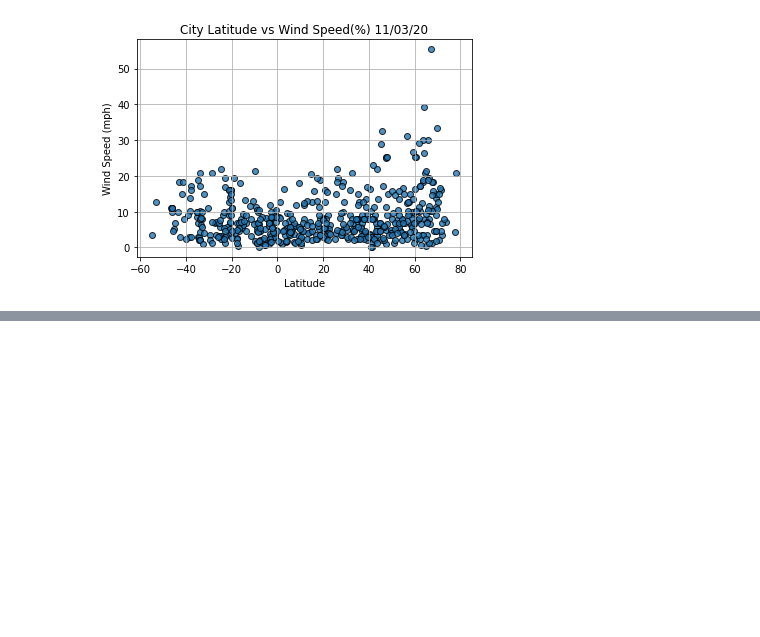
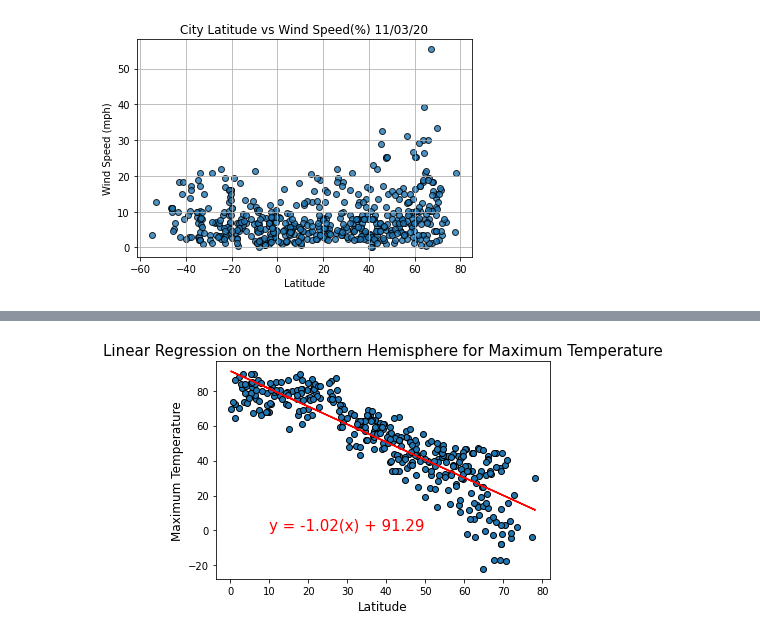
Before and after one commit to mannyinwang/World_Weather-Analysis, a Jupyter notebook: WeatherPy.ipynb, the cells around one changed output, grey strips where cells are left out. Saved outputs shown, nothing was run; the diff lists cells and outputs as text; code cells hidden in the pictures; blank space fills up the shorter version.

Commit message:
Created the linear regression plot

```diff
--- a/WeatherPy.ipynb
+++ b/WeatherPy.ipynb
@@ -163,7 +163,7 @@ for i, city in enumerate(cities):
             'Longitude': city_lng,
             'Humidity': city_humidity,
             'Cloudiness': city_clouds,
-            'Max Temperature': city_max_temp,
+            'Humidity': city_max_temp,
             'Winds': city_wind,
             'Country': city_country,
             'Date': city_date
@@ -219,7 +219,7 @@ city_data_df.head()
 # %%
 # Re-order the columns
 new_order = ['City', 'Country', 'Date', 'Latitude', 'Longitude',
-             'Max Temperature', 'Humidity', 'Cloudiness','Winds']
+             'Humidity', 'Humidity', 'Cloudiness','Winds']
 # %%
 city_data_df = city_data_df[new_order]
 city_data_df
@@ -335,0 +342,28 @@ plt.show()
+# %%
+# Function to calculate the linear regression and and get the equation of the line.
+# Also get the the independent variable for each dependent variable
+def linear_regression_values(x,y):
+    (slope, intercept, r_value, p_value, std_err) = linregress(x, y)
+    temp_eq_line = f'y = {round(slope, 2)}(x) + {round(intercept,2)}'
+    regression_list = [i*slope + intercept for i in x]
+    return r_value
+
+def linear_regression_plot(x,y, plot_title, y_label, text_coordinates):
+
+    # Run regression on the data
+    (slope, intercept, r_value, p_value, std_err) = linregress(x, y)
+    regression_list = [i*slope + intercept for i in x]
+    temp_eq_line = f'y = {round(slope, 2)}(x) + {round(intercept,2)}'
+
+    # Create the scatter plot and the Regression line plot for the data
+    plt.title(plot_title, fontsize=15)
+    plt.scatter(x,y, edgecolors='black')
+    plt.plot(x,regression_list, color='red')
+
+    # Labels for plot
+    plt.xlabel('Latitude', fontsize=12)
+    plt.ylabel(y_label, fontsize=12)
+
+    # Annotate the graph by putting the equation of line
+    plt.annotate(temp_eq_line,text_coordinates, fontsize=15, color='r')
+    plt.show()
@@ -335,0 +381,11 @@ plt.show()
+# %%
+# Getting the northern and southern hemisphere
+north_hemisphere = city_data_df.loc[city_data_df['Latitude'] >= 0]
+south_hemisphere = city_data_df.loc[city_data_df['Latitude'] < 0]
+# %%
+# Linear regression on the Northern Hemisphere
+linear_regression_plot(north_hemisphere['Latitude'], north_hemisphere['Humidity'],
+                       'Linear Regression on the Northern Hemisphere for Maximum Temperature',
+                       text_coordinates=(10,0), y_label='Maximum Temperature')
+# %% [output]
+[figure, added]
```
Also changed, not shown: parts of 22 cells of this notebook.
